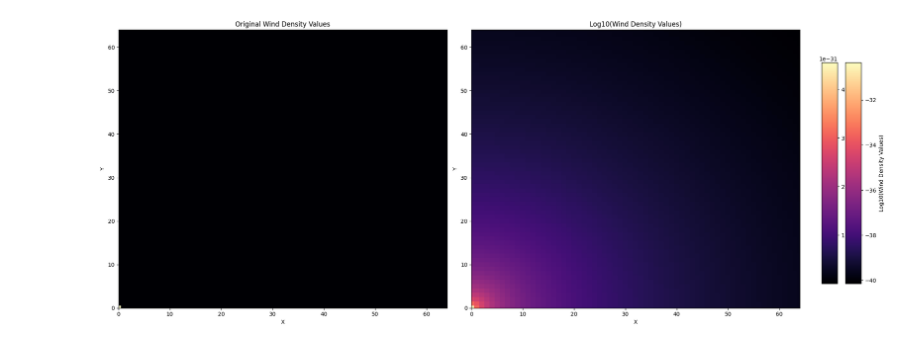
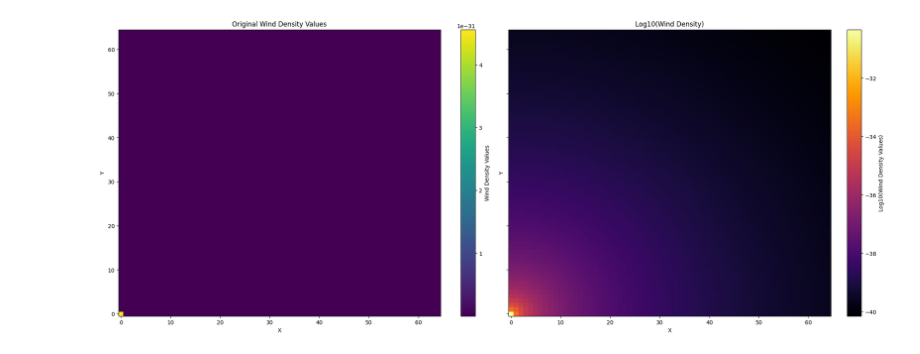
Before and after one commit to K1zum1/AstroWind, a Jupyter notebook: source/plotting_function.ipynb, the cells around one changed output. Saved outputs shown, nothing was run; the diff lists cells and outputs as text; code cells hidden in the pictures.

Commit message:
constrained layout

```diff
--- a/source/plotting_function.ipynb
+++ b/source/plotting_function.ipynb
@@ -1,45 +1,25 @@
 # %%
 import numpy as np
 import matplotlib.pyplot as plt
 
 wind_density_data = np.loadtxt('parameters/wind_density_output.csv', delimiter=',')
 
 log_wind_density_data = np.log10(np.abs(wind_density_data) + 1e-50)
 
-fig, axes = plt.subplots(nrows=1, ncols=2, figsize=(20, 8))
+fig, axes = plt.subplots(nrows=1, ncols=2, figsize=(20, 8), constrained_layout=True, sharey=True)
 
-x_range = (0, 64)
-y_range = (0, 64)
-x = np.linspace(x_range[0], x_range[1], wind_density_data.shape[1])
-y = np.linspace(y_range[0], y_range[1], wind_density_data.shape[0])
-X, Y = np.meshgrid(x, y)
-cmap = 'magma' # color schematic, change this to anything that is perceptually uniform
-
-
-axes[0].pcolormesh(X, Y, wind_density_data, shading='auto', cmap=cmap)
+pcm = axes[0].pcolormesh(X, Y, wind_density_data, shading='auto', cmap='viridis')
+fig.colorbar(pcm, ax=axes[0], label='Wind Density Values')
 axes[0].set_title('Original Wind Density Values')
 axes[0].set_xlabel('X')
 axes[0].set_ylabel('Y')
-axes[0].set_xlim(x_range)
-axes[0].set_ylim(y_range)
 
-axes[1].pcolormesh(X, Y, log_wind_density_data, shading='auto', cmap=cmap)
-axes[1].set_title('Log10(Wind Density Values)')
+pcm = axes[1].pcolormesh(X, Y, log_wind_density_data, shading='auto', cmap='inferno')
+fig.colorbar(pcm, ax=axes[1], label='Log10(Wind Density Values)')
+axes[1].set_title('Log10(Wind Density)')
+axes[1].set_ylabel('Y')
 axes[1].set_xlabel('X')
-axes[1].set_ylabel('Y')
-axes[1].set_xlim(x_range)
-axes[1].set_ylim(y_range)
-
-cbar_ax1 = fig.add_axes([0.92, 0.15, 0.02, 0.7])
-cb1 = fig.colorbar(axes[0].collections[0], cax=cbar_ax1)
-cb1.set_label('Wind Density Values')
-
-cbar_ax2 = fig.add_axes([0.95, 0.15, 0.02, 0.7])
-cb2 = fig.colorbar(axes[1].collections[0], cax=cbar_ax2)
-cb2.set_label('Log10(Wind Density Values)')
-
-plt.tight_layout(rect=[0, 0, 0.9, 1])
 
 plt.show()
 # %% [output]
-[figure, old version]
+[figure, new version]
```
